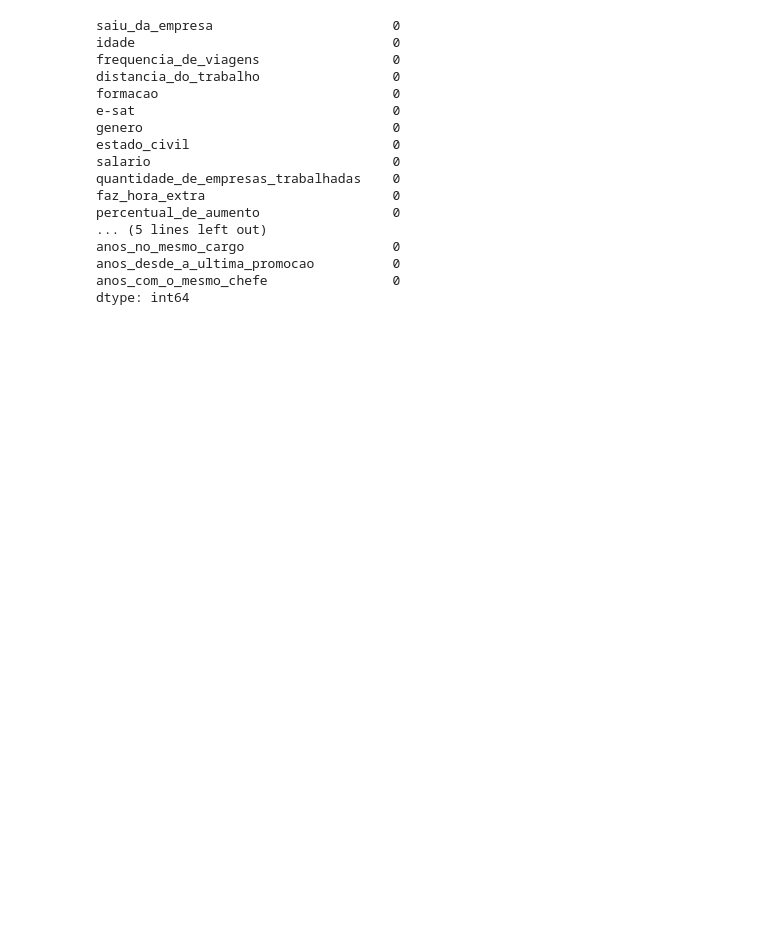
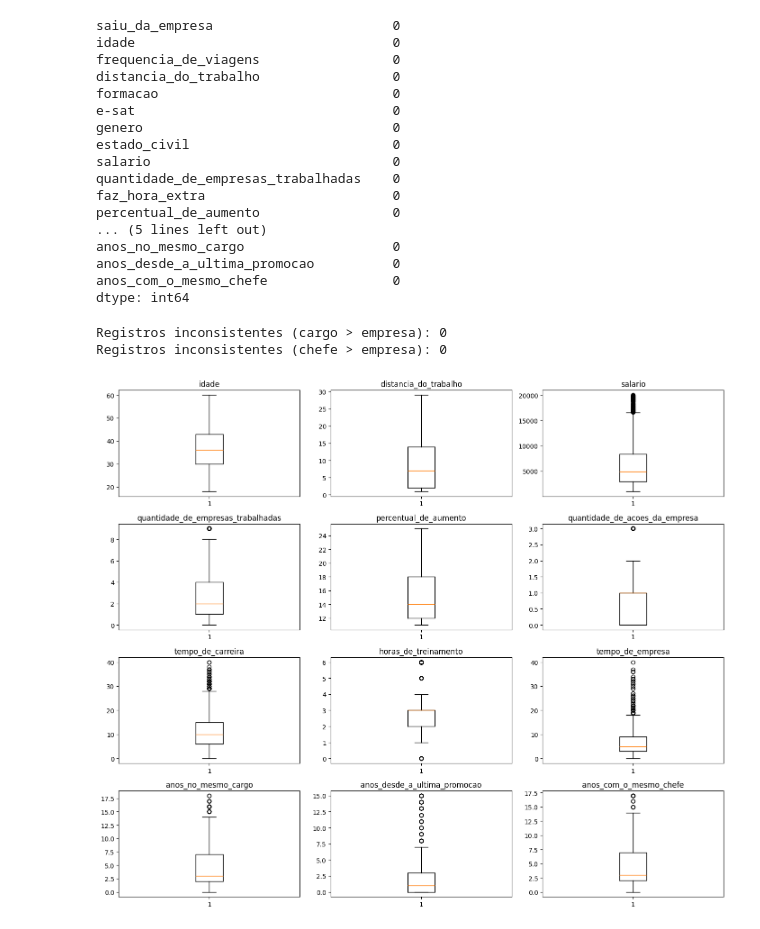
Before and after one commit to anajulia-v/AnaliseTurnover, a Jupyter notebook: notebooks/01_tratamento.ipynb, the cells around one changed output. Cells and saved outputs as stored; diff of their text form; code cells hidden in the pictures; blank space fills up the shorter version.

```diff
--- a/notebooks/01_tratamento.ipynb
+++ b/notebooks/01_tratamento.ipynb
@@ -102,3 +104,30 @@ anos_no_mesmo_cargo                   0
 anos_desde_a_ultima_promocao          0
 anos_com_o_mesmo_chefe                0
 dtype: int64
+# %%
+# verificando a consistência entre variáveis de tempo
+# 'anos no mesmo cargo' não pode ser maior que 'tempo de empresa'
+inconsistencias = df[df['anos_no_mesmo_cargo'] > df['tempo_de_empresa']]
+print(f"Registros inconsistentes (cargo > empresa): {len(inconsistencias)}")
+
+# 'anos com o mesmo chefe' também não pode superar 'tempo de empresa'
+inconsistencias2 = df[df['anos_com_o_mesmo_chefe'] > df['tempo_de_empresa']]
+print(f"Registros inconsistentes (chefe > empresa): {len(inconsistencias2)}")
+# %% [output]
+Registros inconsistentes (cargo > empresa): 0
+Registros inconsistentes (chefe > empresa): 0
+# %%
+# análise de outliers nas variáveis numéricas
+numericas = df.select_dtypes(include='number').columns
+
+fig, axes = plt.subplots(nrows=4, ncols=3, figsize=(14, 12))
+axes = axes.flatten()
+
+for i, col in enumerate(numericas):
+    axes[i].boxplot(df[col].dropna())
+    axes[i].set_title(col)
+
+plt.tight_layout()
+plt.show()
+# %% [output]
+[figure, added]
```
Also changed, not shown: parts of 5 cells of this notebook, 6 other files.
